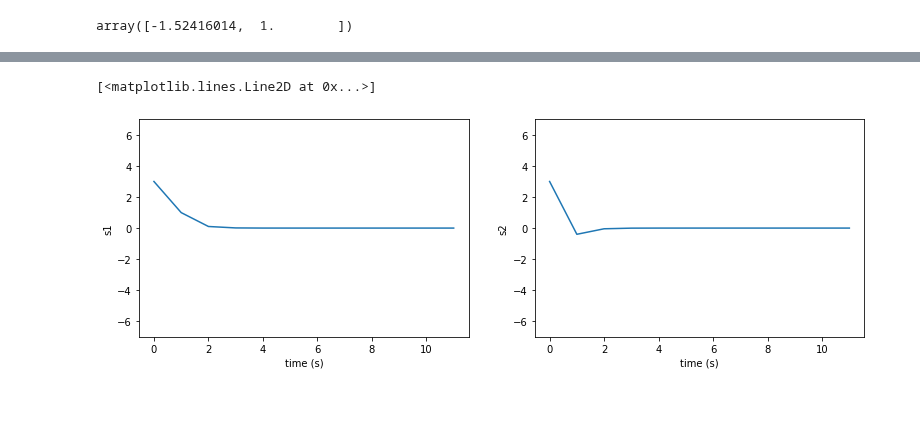
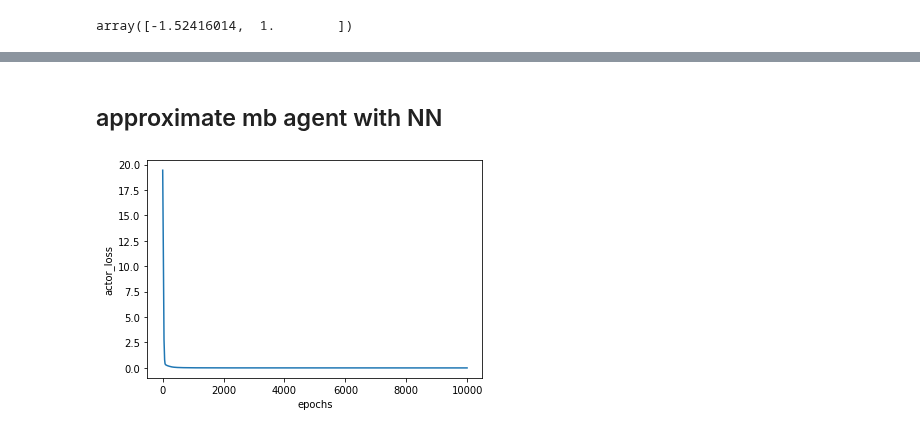
Before and after one commit to ibuki1024/eventDDPG, a Jupyter notebook: notebook/self_trigger/model_based.ipynb, the cells around one changed output, grey strips where cells are left out. Drawn from its saved outputs; the diff is of its cells as text; code cells hidden in the pictures; blank space fills up the shorter version.

```diff
--- a/notebook/self_trigger/model_based.ipynb
+++ b/notebook/self_trigger/model_based.ipynb
@@ -132,0 +85,6 @@ array([-1.52416014,  1.        ])
+# %%
+tau = 5
+
+u = control_law(state, env)
+
+next_state(state, u, tau, env)
@@ -186,18 +146,5 @@ plt.show()
 [ 7.94376213e-09 -3.51768996e-09] -1.1256446493010395e-09 1.0
 [ 7.65042323e-10 -3.38779240e-10] -1.0840780264540194e-10 1.0
 [figure]
-# %%
-plt.figure(figsize=(13,4))
-plt.subplot(1,2,1)
-plt.ylim(-7,7)
-plt.xlabel('time (s)')
-plt.ylabel('s1')
-plt.plot(time_log, states[:,0])
-plt.subplot(1,2,2)
-plt.ylim(-7,7)
-plt.xlabel('time (s)')
-plt.ylabel('s2')
-plt.plot(time_log, states[:,1])
-# %% [output]
-[<matplotlib.lines.Line2D at 0x...>]
-[figure, removed]
+# %% [markdown]
+## approximate mb agent with NN
@@ -203,0 +173,36 @@ plt.plot(time_log, states[:,1])
+# %%
+NN = branch_actor((2,),(2,))
+NN.compile(loss='mse', optimizer='adam')
+# %%
+# make train data
+s1 = np.linspace(-7,7,100)
+s2 = np.linspace(-7,7,100)
+S1, S2 = np.meshgrid(s1, s2)
+batch = []
+
+for state in zip(S1.flatten(), S2.flatten()):
+    state = np.array(state)
+    action = control_law(state, env)
+    batch.append([state, action])
+
+batch = np.array(batch)
+# %%
+batch_size = 64
+
+epochs = 10000
+losses = []
+for _ in range(epochs):
+    indices = np.random.choice(range(10000),batch_size,replace=False)
+    states = batch[:,0].reshape(10000,1,2)
+    actions = batch[:,1]
+
+
+    loss = NN.train_on_batch(states, actions)
+    losses.append(loss)
+
+plt.plot(losses)
+plt.xlabel('epochs')
+plt.ylabel('actor_loss')
+plt.show()
+# %% [output]
+[figure, added]
```
Also changed, not shown: parts of 8 cells of this notebook, 3 other files.
